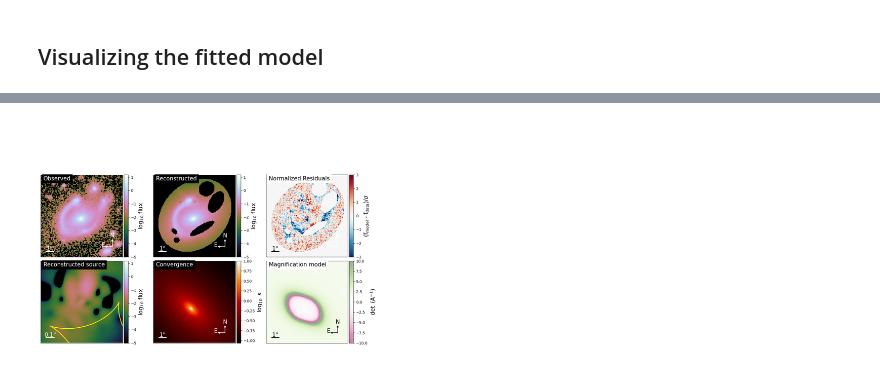
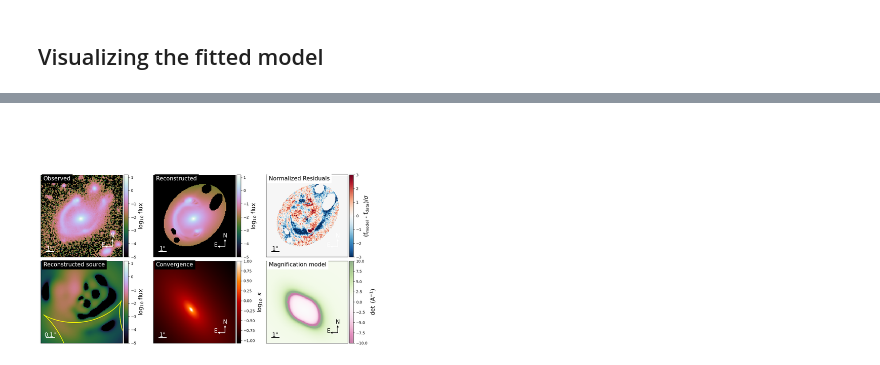
Before and after one commit to mirsazzathossain/BDLensing, a Jupyter notebook: lens_systems/DESIJ1421-0022/lens_model_DESIJ1421-0022.ipynb, the cells around one changed output, grey strips where cells are left out. Drawn from its saved outputs; the diff is of its cells as text; code cells hidden in the pictures.

```diff
--- a/lens_systems/DESIJ1421-0022/lens_model_DESIJ1421-0022.ipynb
+++ b/lens_systems/DESIJ1421-0022/lens_model_DESIJ1421-0022.ipynb
@@ -363,7 +365,7 @@ fixed_lens_light.append({"n_sersic": 4.0})
 
 kwargs_lens_light_init.append(
     {
-        "R_sersic": 0.5,
+        "R_sersic": 0.7,
         "n_sersic": 2,
         "e1": 0,
         "e2": 0,
@@ -389,7 +391,7 @@ kwargs_lower_lens_light.append(
     {
         "e1": -0.5,
         "e2": -0.5,
-        "R_sersic": 0.001,
+        "R_sersic": 0.7,
         "n_sersic": 0.5,
         "center_x": -10,
         "center_y": -10,
@@ -401,7 +403,7 @@ kwargs_upper_lens_light.append(
     {
         "e1": 0.5,
         "e2": 0.5,
-        "R_sersic": 10,
+        "R_sersic": 0.73,
         "n_sersic": 5.0,
         "center_x": 10,
         "center_y": 10,
@@ -414,7 +416,7 @@ fixed_lens_light.append({"n_sersic": 1.0})
 
 kwargs_lens_light_init.append(
     {
-        "R_sersic": 0.5,
+        "R_sersic": 0.4,
         "n_sersic": 2,
         "e1": 0,
         "e2": 0,
@@ -440,7 +442,7 @@ kwargs_lower_lens_light.append(
     {
         "e1": -0.5,
         "e2": -0.5,
-        "R_sersic": 0.001,
+        "R_sersic": 0.4,
         "n_sersic": 0.5,
         "center_x": -10,
         "center_y": -10,
@@ -452,7 +454,7 @@ kwargs_upper_lens_light.append(
     {
         "e1": 0.5,
         "e2": 0.5,
-        "R_sersic": 10,
+        "R_sersic": 0.43,
         "n_sersic": 5.0,
         "center_x": 10,
         "center_y": 10,
@@ -543,12 +545,12 @@ kwargs_source_sigma.append({"beta": 0.001,
                             "center_x": 0.2,
                             "center_y": 0.2})
 
-kwargs_lower_source.append({"beta": 0.01,
+kwargs_lower_source.append({"beta": 0.1,
                             "n_max": 5,
                             "center_x": -10,
                             "center_y": -10})
 
-kwargs_upper_source.append({"beta": 0.2,
+kwargs_upper_source.append({"beta": 0.12,
                             "n_max": 8,
                             "center_x": 10,
                             "center_y": 10})
@@ -584,7 +586,7 @@ kwargs_likelihood = {"check_bounds": True, "image_likelihood_mask_list": [mask]}
 
 # Oversample the image plane by 2 when computing
 # the lensed image for better accuracy
-kwargs_numerics = {"supersampling_factor": 2, "supersampling_convolution": False}
+kwargs_numerics = {"supersampling_factor": 1, "supersampling_convolution": False}
 # %% [markdown]
 ### Combining all the information to be sent to lenstronomy
 # %%
@@ -605,7 +607,7 @@ kwargs_data_joint = {
 # %%
 # using Particle Swarm Optimization
 fitting_kwargs_list = [
-    ["PSO", {"sigma_scale": 1.0, "n_particles": 200, "n_iterations": 120}]
+    ["PSO", {"sigma_scale": 1.0, "n_particles": 200, "n_iterations": 100}]
 ]
 # ['MCMC', {'n_burn': 200, 'n_run': 600, 'n_walkers':
 # 200, 'sigma_scale': .1}]
@@ -686,69 +688,34 @@ model_plot = ModelPlot(
     image_likelihood_mask_list=kwargs_likelihood["image_likelihood_mask_list"],
 )
 
-f, axes = plt.subplots(2,
-                       3,
-                       figsize=(16, 8),
-                       sharex=False,
-                       sharey=False)
+f, axes = plt.subplots(2, 3, figsize=(16, 8), sharex=False, sharey=False)
 
 model_plot.data_plot(ax=axes[0, 0])
 model_plot.model_plot(ax=axes[0, 1])
-model_plot.normalized_residual_plot(ax=axes[0, 2],
-                                    v_min=-3,
-                                    v_max=3,
-                                    cmap="RdBu_r")
-
+model_plot.normalized_residual_plot(ax=axes[0, 2], v_min=-3, v_max=3, cmap="RdBu_r")
 model_plot.source_plot(
-    ax=axes[1, 0],
-    deltaPix_source=0.01,
-    numPix=100,
-    with_caustics=True
+    ax=axes[1, 0], deltaPix_source=0.01, numPix=100, with_caustics=True
 )
-model_plot.convergence_plot(ax=axes[1, 1],
-                            v_max=1,
-                            cmap="gist_heat")
-
-model_plot.magnification_plot(ax=axes[1, 2],
-                              cmap="PiYG")
+model_plot.convergence_plot(ax=axes[1, 1], v_max=1, cmap="gist_heat")
+model_plot.magnification_plot(ax=axes[1, 2], cmap="PiYG")
 
 f.tight_layout()
-f.subplots_adjust(left=None,
-                  bottom=None,
-                  right=None,
-                  top=None,
-                  wspace=0.0,
-                  hspace=0.05)
-
+f.subplots_adjust(left=None, bottom=None, right=None, top=None, wspace=0.0, hspace=0.05)
 plt.show()
 
-f, axes = plt.subplots(2,
-                       3,
-                       figsize=(16, 8),
-                       sharex=False,
-                       sharey=False)
+f, axes = plt.subplots(2, 3, figsize=(16, 8), sharex=False, sharey=False)
 
 model_plot.decomposition_plot(
-    ax=axes[0, 0],
-    text="Lens light",
-    lens_light_add=True,
-    unconvolved=True
+    ax=axes[0, 0], text="Lens light", lens_light_add=True, unconvolved=True
 )
 model_plot.decomposition_plot(
-    ax=axes[1, 0],
-    text="Lens light convolved",
-    lens_light_add=True
+    ax=axes[1, 0], text="Lens light convolved", lens_light_add=True
 )
 model_plot.decomposition_plot(
-    ax=axes[0, 1],
-    text="Source light",
-    source_add=True,
-    unconvolved=True
+    ax=axes[0, 1], text="Source light", source_add=True, unconvolved=True
 )
 model_plot.decomposition_plot(
-    ax=axes[1, 1],
-    text="Source light convolved",
-    source_add=True
+    ax=axes[1, 1], text="Source light convolved", source_add=True
 )
 model_plot.decomposition_plot(
     ax=axes[0, 2],
@@ -766,12 +733,7 @@ model_plot.decomposition_plot(
 )
 
 f.tight_layout()
-f.subplots_adjust(left=None,
-                  bottom=None,
-                  right=None,
-                  top=None,
-                  wspace=0.0,
-                  hspace=0.05)
+f.subplots_adjust(left=None, bottom=None, right=None, top=None, wspace=0.0, hspace=0.05)
 plt.show()
 print(kwargs_result)
 # %% [output]
@@ -780 +742 @@ reduced chi^2 of data  0 =  1.102341266350585
-[figure, old version]
+[figure, new version]
```
Also changed, not shown: parts of 8 cells of this notebook, 1 other file.
